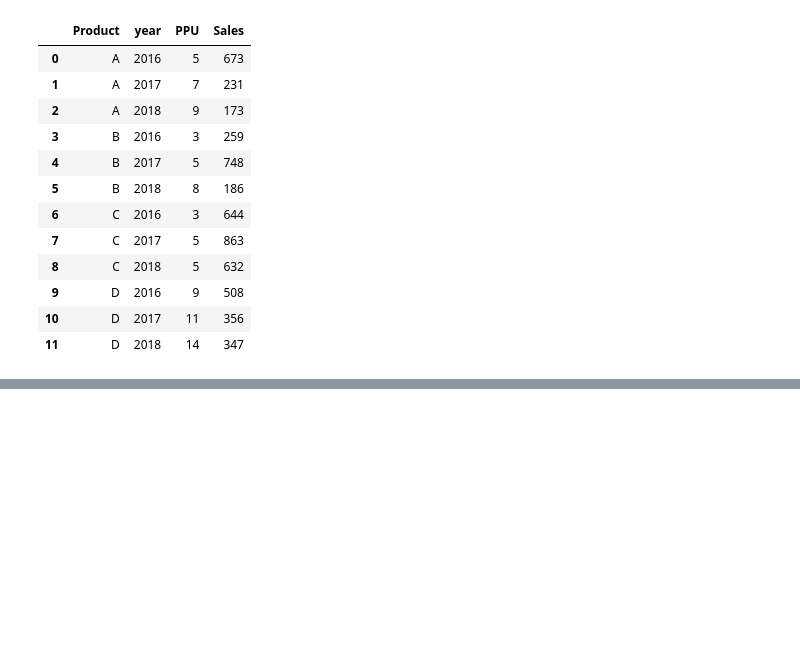
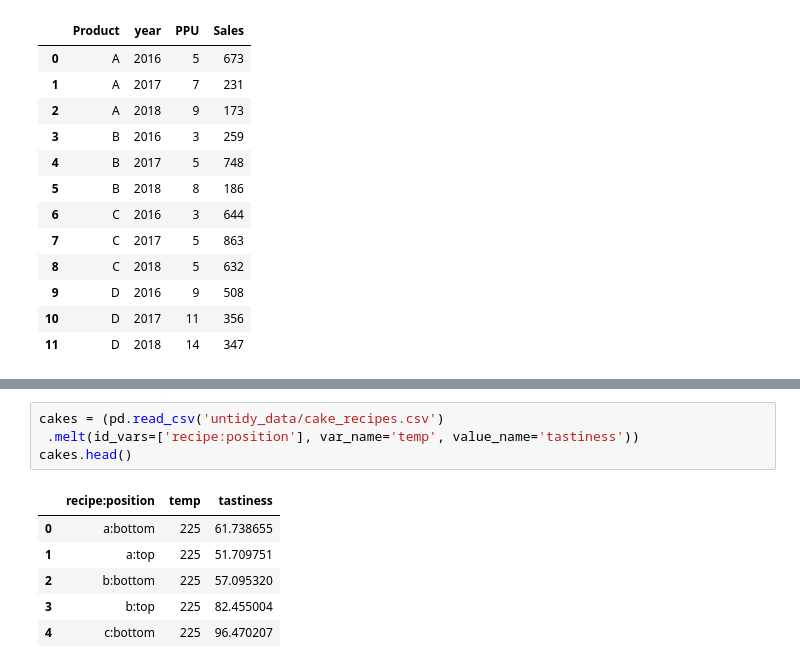
Before and after one commit to CodeupClassroom/ada-ds-methodologies, a Jupyter notebook: tidy_data.ipynb, the cells around one changed output, grey strips where cells are left out. Drawn from its saved outputs; the diff is of its cells as text; blank space fills up the shorter version.

```diff
--- a/tidy_data.ipynb
+++ b/tidy_data.ipynb
@@ -220,0 +255,11 @@ sales_tidy
+# %%
+cakes = (pd.read_csv('untidy_data/cake_recipes.csv')
+ .melt(id_vars=['recipe:position'], var_name='temp', value_name='tastiness'))
+cakes.head()
+# %% [output]
+|  | recipe:position | temp | tastiness |
+| 0 | a:bottom | 225 | 61.738655 |
+| 1 | a:top | 225 | 51.709751 |
+| 2 | b:bottom | 225 | 57.095320 |
+| 3 | b:top | 225 | 82.455004 |
+| 4 | c:bottom | 225 | 96.470207 |
```
Also changed, not shown: parts of 9 cells of this notebook.
